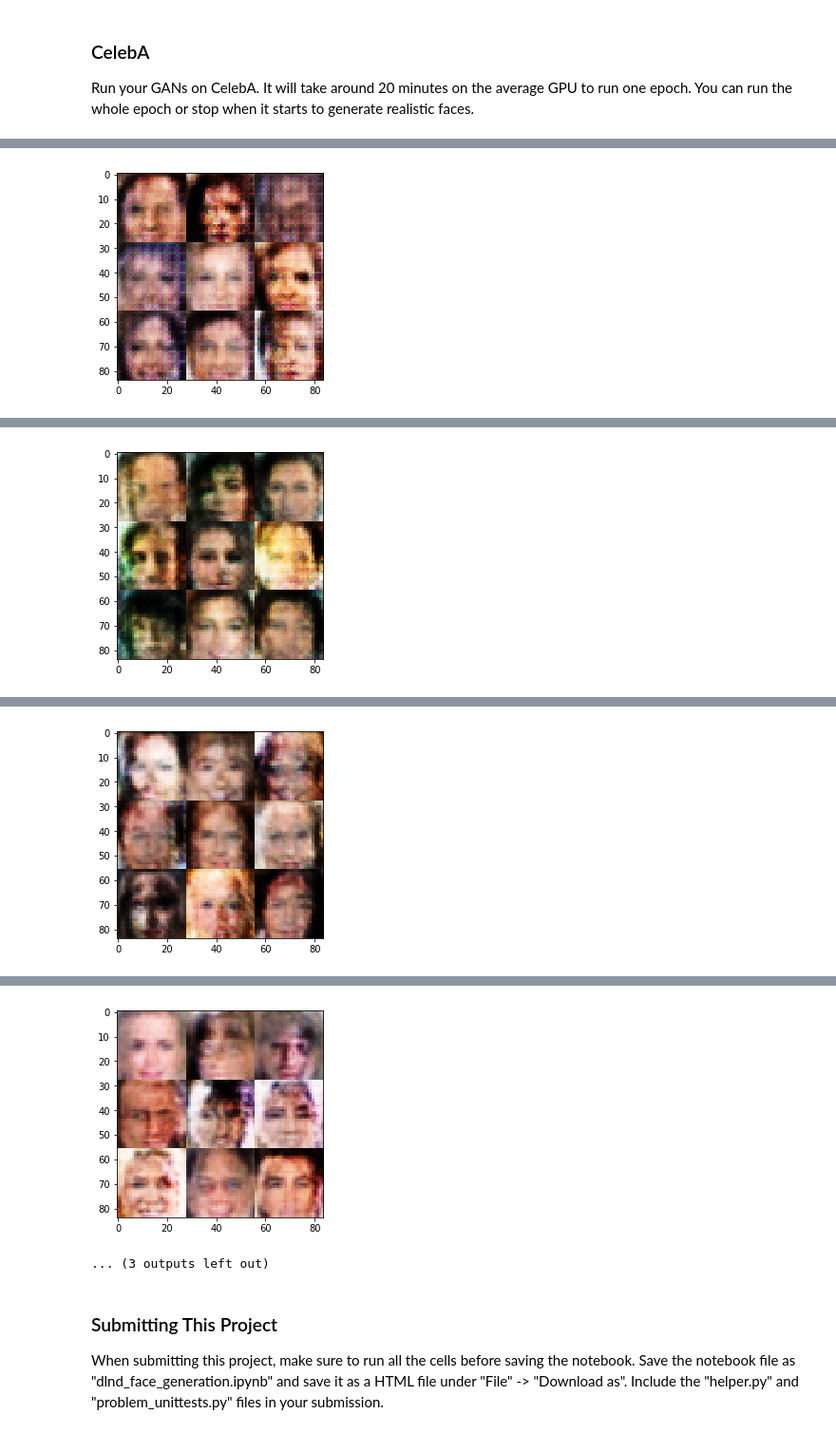
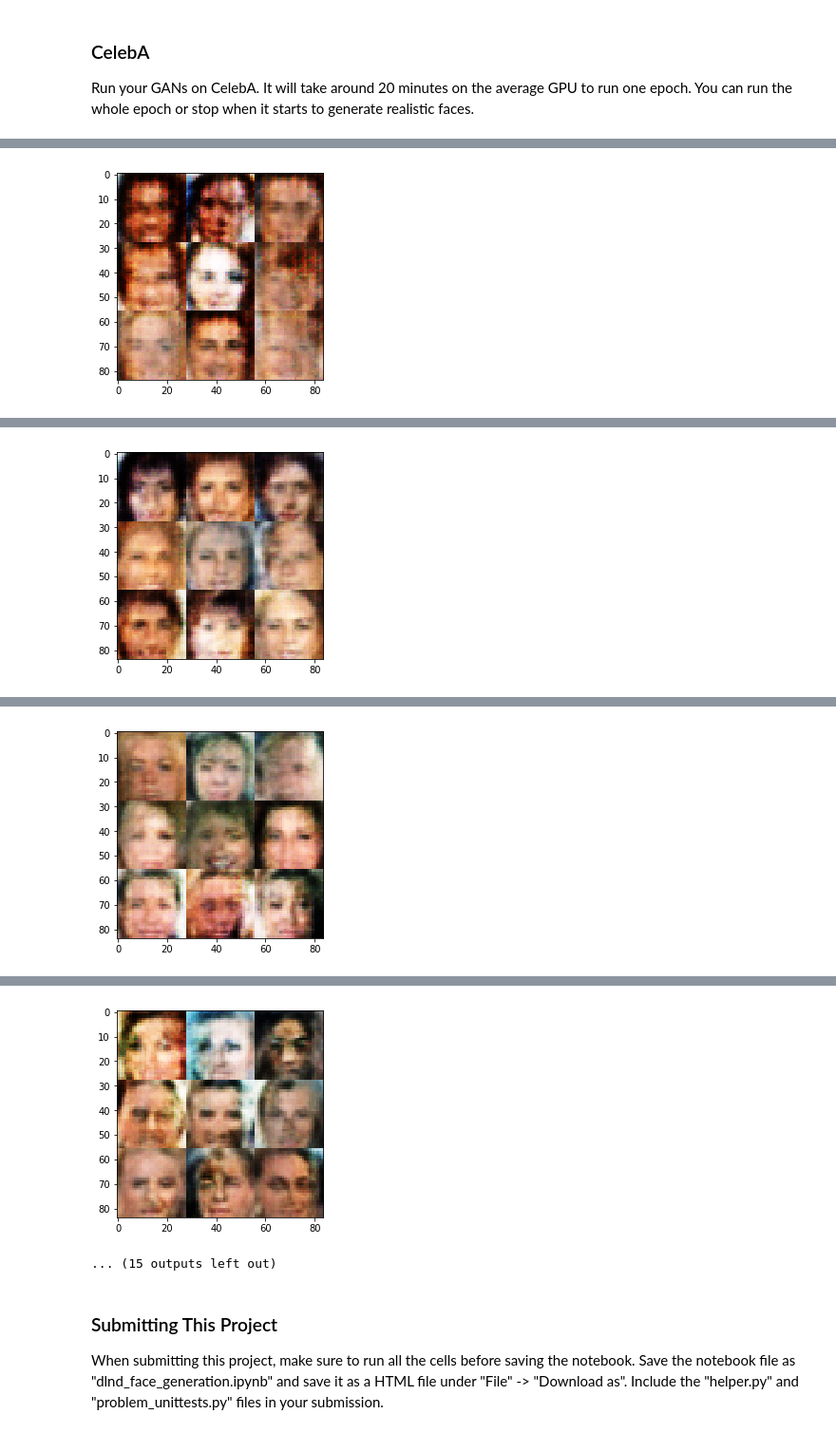
Before and after one commit to samuxiii/dlf, a Jupyter notebook: p5/dlnd_face_generation.ipynb, the cells around one changed output, grey strips where cells are left out. Shown at 95% size. Cells and saved outputs as stored; diff of their text form; code cells hidden in the pictures.

```diff
--- a/p5/dlnd_face_generation.ipynb
+++ b/p5/dlnd_face_generation.ipynb
@@ -144,7 +144,7 @@ def discriminator(images, reuse=False):
     #leaky relu hyperparameter
     alpha = 0.2
     #droupout hyperparameter
-    drop_rate = 0.4
+    drop_rate = 0.2
 
     with tf.variable_scope('discriminator', reuse=reuse):
         #28x28
@@ -586,7 +586,7 @@ Epoch 2/2... Discriminator Loss: 1.2554... Generator Loss: 0.9402
 ### CelebA
 Run your GANs on CelebA.  It will take around 20 minutes on the average GPU to run one epoch.  You can run the whole epoch or stop when it starts to generate realistic faces.
 # %%
-batch_size = 64
+batch_size = 32
 z_dim = 100
 learning_rate = 0.0002
 beta1 = 0.5
@@ -667 +667 @@ Epoch 1/1... Discriminator Loss: 1.3664... Generator Loss: 0.8870
-[figure, old version]
+[figure, new version]
@@ -688 +688 @@ Epoch 1/1... Discriminator Loss: 1.5358... Generator Loss: 0.9382
-[figure, old version]
+[figure, new version]
@@ -709 +709 @@ Epoch 1/1... Discriminator Loss: 1.3125... Generator Loss: 0.9349
-[figure, old version]
+[figure, new version]
@@ -730,5 +730,5 @@ Epoch 1/1... Discriminator Loss: 1.2492... Generator Loss: 0.8747
-[figure, old version]
+[figure, new version]
-... (3 outputs left out)
+... (15 outputs left out)
 # %% [markdown]
 ### Submitting This Project
 When submitting this project, make sure to run all the cells before saving the notebook. Save the notebook file as "dlnd_face_generation.ipynb" and save it as a HTML file under "File" -> "Download as". Include the "helper.py" and "problem_unittests.py" files in your submission.
```
Also changed, not shown: parts of 2 cells of this notebook, 1 other file.
